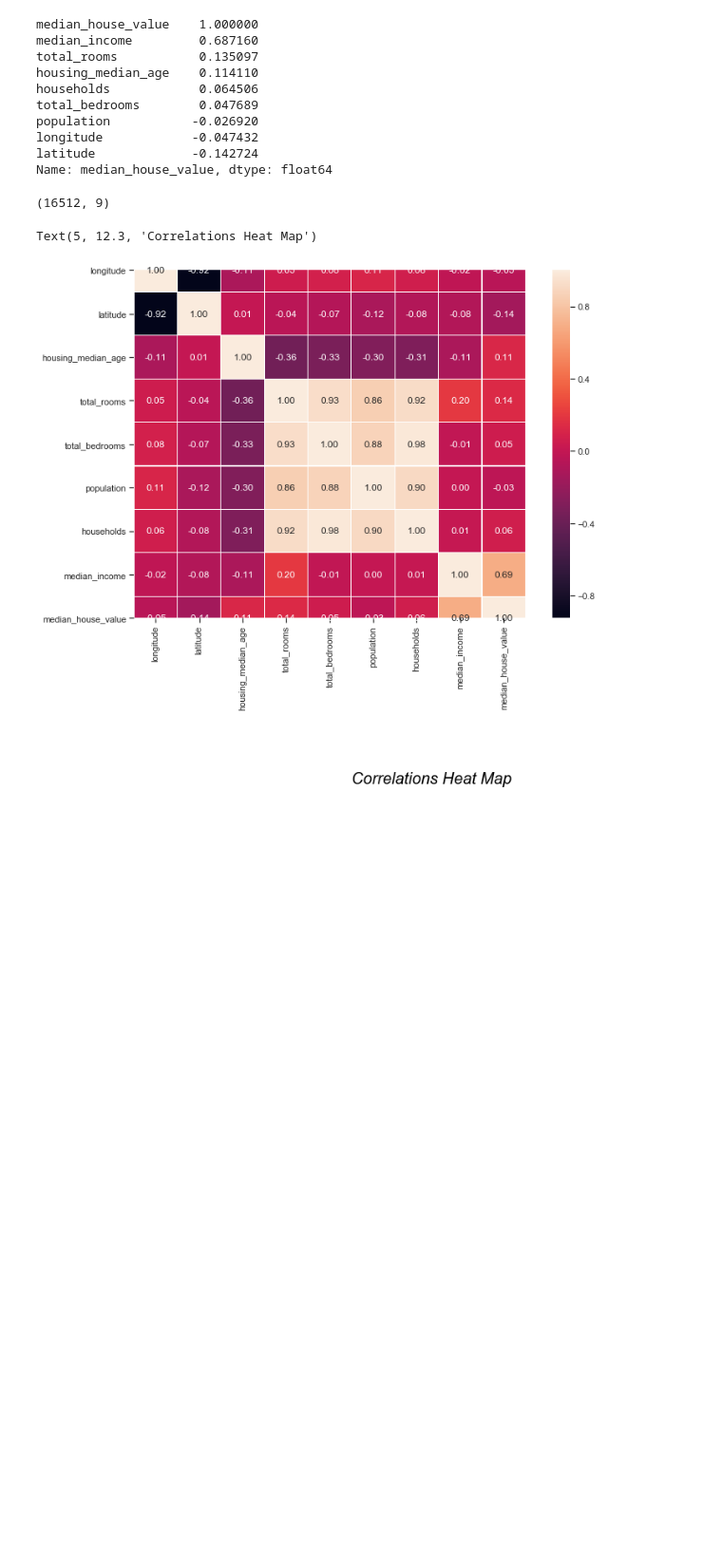
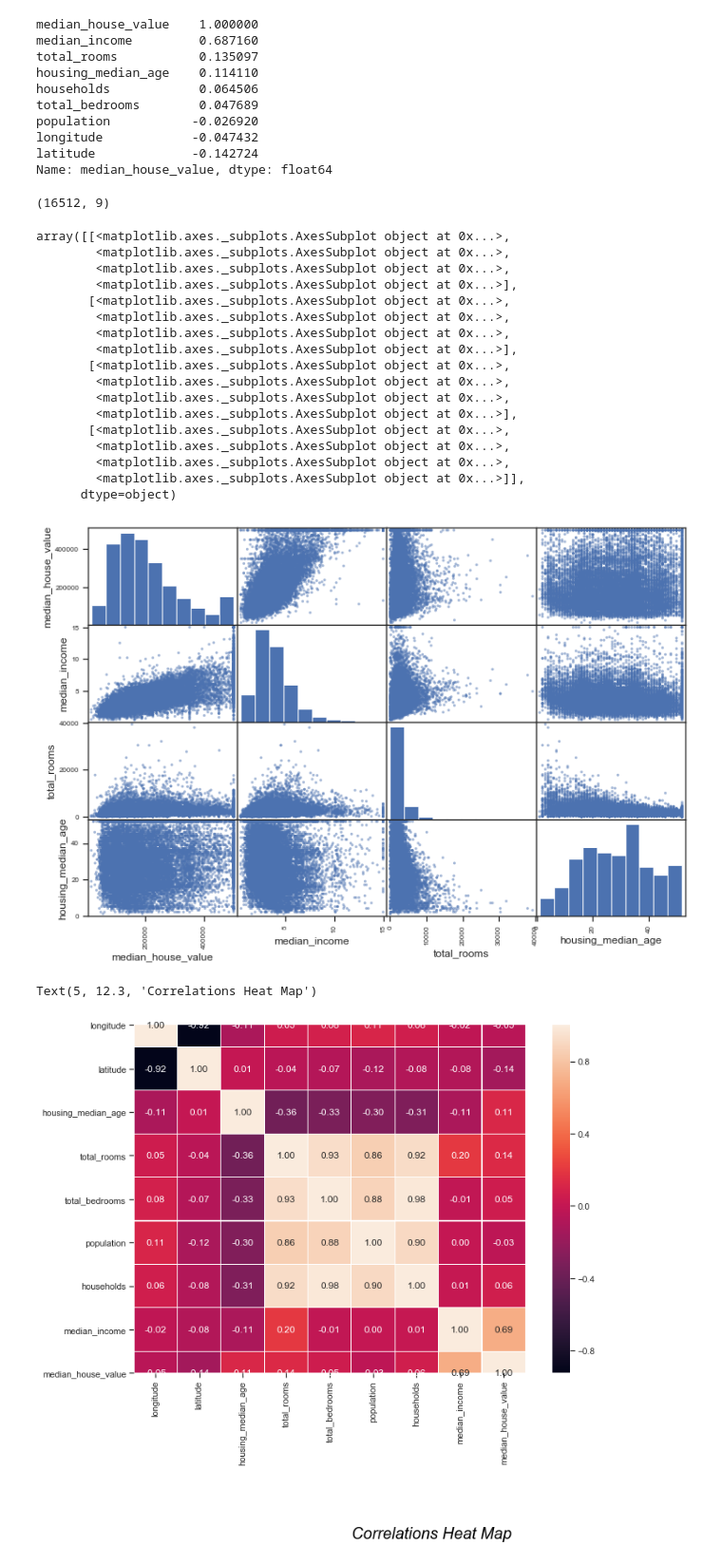
Before and after one commit to darangov/housing, a Jupyter notebook: Housing.ipynb, the cells around one changed output. Shown at 95% size. Drawn from its saved outputs; the diff is of its cells as text; code cells hidden in the pictures; blank space fills up the shorter version.

```diff
--- a/Housing.ipynb
+++ b/Housing.ipynb
@@ -506,4 +520,29 @@ train_corr = strat_train_set.select_dtypes(include = [np.number])
 train_corr.shape
 # %% [output]
 (16512, 9)
+# %%
+# Correlacion grafica entre algunos atributos con scatter_matrix
+from pandas.plotting import scatter_matrix
+
+attributes = ["median_house_value", "median_income", "total_rooms", "housing_median_age"]
+scatter_matrix (housing[attributes], figsize = (12,8))
+# %% [output]
+array([[<matplotlib.axes._subplots.AxesSubplot object at 0x...>,
+        <matplotlib.axes._subplots.AxesSubplot object at 0x...>,
+        <matplotlib.axes._subplots.AxesSubplot object at 0x...>,
+        <matplotlib.axes._subplots.AxesSubplot object at 0x...>],
+       [<matplotlib.axes._subplots.AxesSubplot object at 0x...>,
+        <matplotlib.axes._subplots.AxesSubplot object at 0x...>,
+        <matplotlib.axes._subplots.AxesSubplot object at 0x...>,
+        <matplotlib.axes._subplots.AxesSubplot object at 0x...>],
+       [<matplotlib.axes._subplots.AxesSubplot object at 0x...>,
+        <matplotlib.axes._subplots.AxesSubplot object at 0x...>,
+        <matplotlib.axes._subplots.AxesSubplot object at 0x...>,
+        <matplotlib.axes._subplots.AxesSubplot object at 0x...>],
+       [<matplotlib.axes._subplots.AxesSubplot object at 0x...>,
+        <matplotlib.axes._subplots.AxesSubplot object at 0x...>,
+        <matplotlib.axes._subplots.AxesSubplot object at 0x...>,
+        <matplotlib.axes._subplots.AxesSubplot object at 0x...>]],
+      dtype=object)
+[figure, added]
 # %%
```
Also changed, not shown: parts of 16 cells of this notebook.
